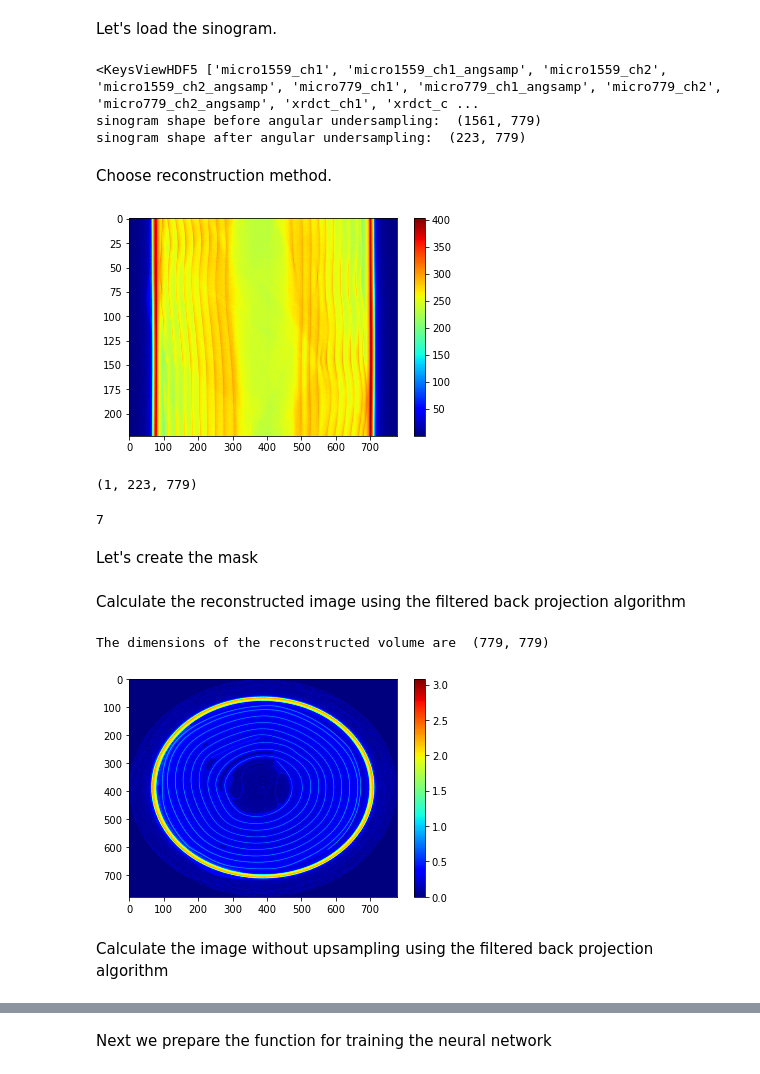
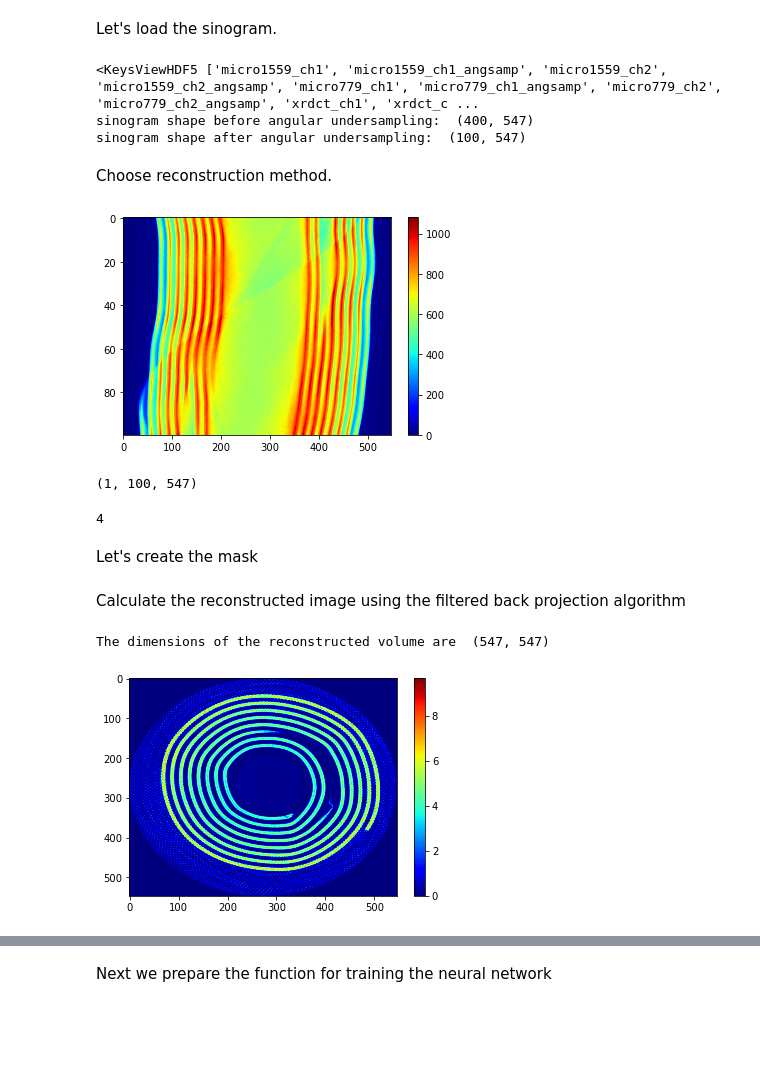
Before and after one commit to antonyvam/nDTomo, a Jupyter notebook: examples/notebooks/SD2I_experimental.ipynb, the cells around one changed output, grey strips where cells are left out. Drawn from its saved outputs; the diff is of its cells as text; code cells hidden in the pictures; blank space fills up the shorter version.

```diff
--- a/examples/notebooks/SD2I_experimental.ipynb
+++ b/examples/notebooks/SD2I_experimental.ipynb
@@ -36,49 +36,43 @@ Default GPU Device:/device:GPU:0
 [PhysicalDevice(name='/physical_device:GPU:0', device_type='GPU')]
 # %% [markdown]
 Let's load the sinogram.
-# %%
-#chose the dataset from ['micro779_ch1', 'micro779_ch2', xrdct_ch1, xrdct_ch2, micro1559_ch1, micro1559_ch2]
-dataset_name = 'micro779_ch2'
-
-fn = 'F:/Dropbox (Finden)/Finden team folder/AI/Reconstruction/paper/data/sinograms_used_in_paper.h5'
-
-with h5py.File(fn, 'r') as f:
-    print(f.keys())
-    sino = np.array(f[dataset_name + '_angsamp'][:])
-    sino_full = np.array(f[dataset_name][:])
-
-print('sinogram shape before angular undersampling: ', sino_full.shape)
-print('sinogram shape after angular undersampling: ', sino.shape)
-# %% [output]
-<KeysViewHDF5 ['micro1559_ch1', 'micro1559_ch1_angsamp', 'micro1559_ch2', 'micro1559_ch2_angsamp', 'micro779_ch1', 'micro779_ch1_angsamp', 'micro779_ch2', 'micro779_ch2_angsamp', 'xrdct_ch1', 'xrdct_c ...
-sinogram shape before angular undersampling:  (1561, 779)
-sinogram shape after angular undersampling:  (223, 779)
-# %% [markdown]
-Choose reconstruction method.
+# %%
+#chose the dataset from ['micro779_ch1', 'micro779_ch2', xrdct_ch1, xrdct_ch2, micro1559_ch1, micro1559_ch2]
+dataset_name = 'xrdct_ch1'
+
+fn = 'F:/Dropbox (Finden)/Finden team folder/AI/Reconstruction/paper/data/sinograms_used_in_paper.h5'
+
+with h5py.File(fn, 'r') as f:
+    print(f.keys())
+    sino = np.array(f[dataset_name + '_angsamp'][:])
+    sino_full = np.array(f[dataset_name][:])
+
+print('sinogram shape before angular undersampling: ', sino_full.shape)
+print('sinogram shape after angular undersampling: ', sino.shape)
+# %% [output]
+<KeysViewHDF5 ['micro1559_ch1', 'micro1559_ch1_angsamp', 'micro1559_ch2', 'micro1559_ch2_angsamp', 'micro779_ch1', 'micro779_ch1_angsamp', 'micro779_ch2', 'micro779_ch2_angsamp', 'xrdct_ch1', 'xrdct_c ...
+sinogram shape before angular undersampling:  (400, 547)
+sinogram shape after angular undersampling:  (100, 547)
+# %% [markdown]
+Choose reconstruction method.
 # %%
 npix = sino.shape[1] # image size
 npr = sino.shape[0] # number of projections
 
 with_disc = False # Use discriminator or not
 
 method = 'SD2Iup' # Choose method from 'SD2Iup', 'SD2I', 'GANrec', 'Automap'
 
-factor = 8 # Used for SD2I methods
+factor = 16 # Used for SD2I methods
 
 theta = np.radians(np.arange(0, 180, 180/sino_full.shape[0]))
 theta = theta[::(sino_full.shape[0]//npr)]
 
 pattern_input = sino.reshape([1, npr, npix, 1])
 showim(tf_tomo_squeeze(pattern_input), 2)
 
 pattern_input = pattern_input[:,:,:,0]
 print(pattern_input.shape)
 # %% [output]
-[figure, old version]
+[figure, new version]
-(1, 223, 779)
+(1, 100, 547)
-# %%
-print(sino_full.shape[0]//npr)
-# %% [output]
-7
-# %% [markdown]
-Let's create the mask
@@ -87,0 +79,6 @@ mask = cirmask(mask,0)
+# %%
+print(sino_full.shape[0]//npr)
+# %% [output]
+4
+# %% [markdown]
+Let's create the mask
@@ -95,7 +95,5 @@ fbp = fbpvol(np.array(pattern_input[0]).transpose(), theta=np.rad2deg(theta), nt
 fbp = relufunc(fbp)
 showim(fbp, 3, clim=(0, np.max(fbp)))
 # %% [output]
-The dimensions of the reconstructed volume are  (779, 779)
+The dimensions of the reconstructed volume are  (547, 547)
-[figure, old version]
+[figure, new version]
-# %% [markdown]
-Calculate the image without upsampling using the filtered back projection algorithm
```
Also changed, not shown: parts of 25 cells of this notebook.
